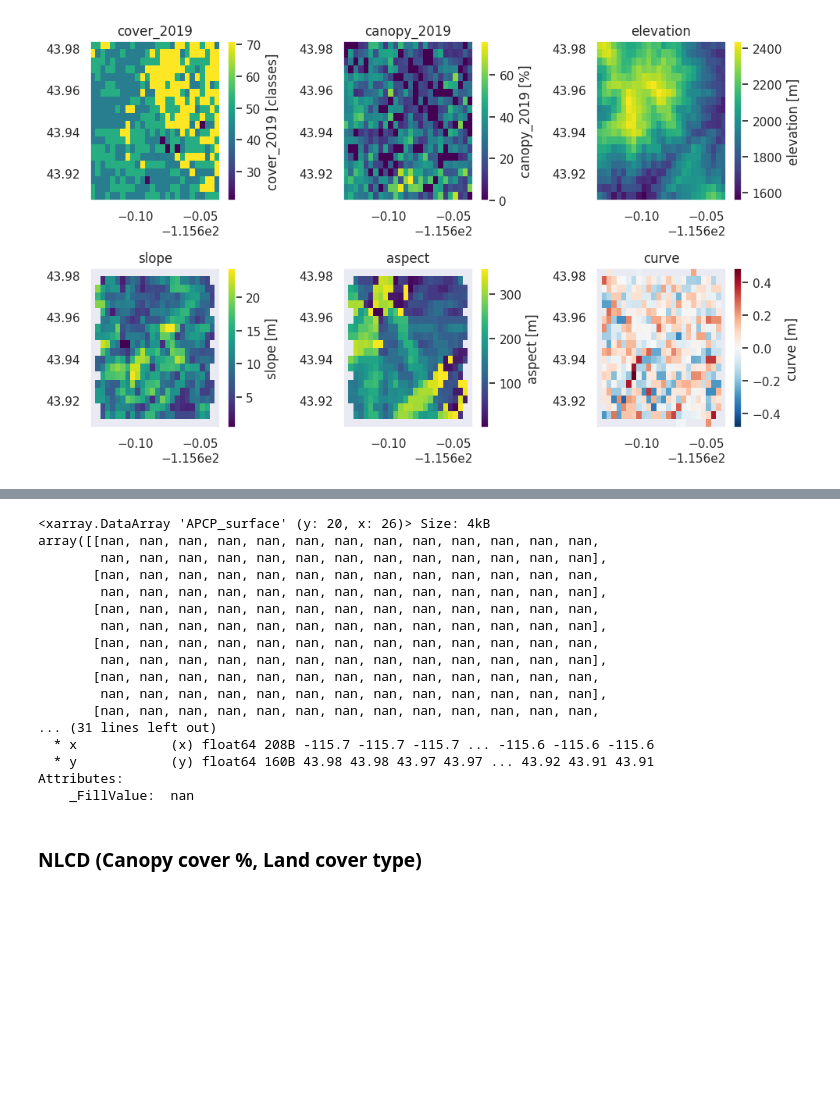
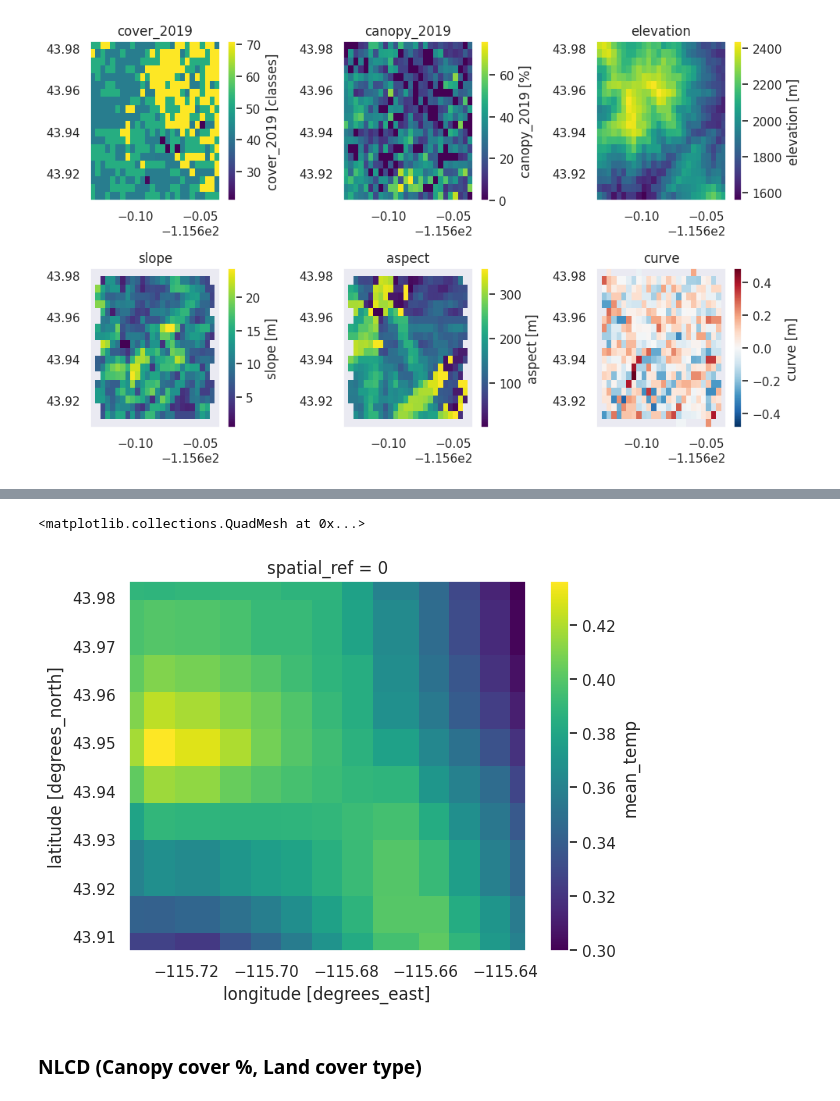
Before and after one commit to julober/snowex_uavsar_coherence, a Jupyter notebook: notebooks/01_data_download_and_prep.ipynb, the cells around one changed output, grey strips where cells are left out. Drawn from its saved outputs; the diff is of its cells as text; code cells hidden in the pictures; blank space fills up the shorter version.

Commit message:
keep working on aorc data

```diff
--- a/notebooks/01_data_download_and_prep.ipynb
+++ b/notebooks/01_data_download_and_prep.ipynb
@@ -350,7 +350,7 @@ def get_aorc_layers(
     date_pairs,
     crs,
     ref_grid = None
-):
+) -> xr.Dataset:
     """
     Get AORC layers for the given AOI and date pairs. Returns a dictionary of
     xarray DataArrays, with keys corresponding to the variable names.
@@ -382,35 +382,39 @@ def get_aorc_layers(
                 ) for yr in years]
     ds_full = xr.open_mfdataset(fileset, engine='zarr')
 
-    print(f'Variable size: {ds_full['TMP_2maboveground'].nbytes/1e12:.1f} TB')
+    print(f'Variable size: {ds_full['APCP_surface'].nbytes/1e12:.1f} TB')
     print(aoi)
     # clip to the aoi
-    # min_lon, min_lat, max_lon, max_lat = aoi.total_bounds
-    # ds_clip = ds_full.rio.clip_box(minx=min_lon,
-    #                                    miny=min_lat,
-    #                                    maxx=max_lon,
-    #                                    maxy=max_lat)
-    ds_clip = ds_full.rio.clip(aoi.geometry.values, crs=crs)
-    print(f'Variable size: {ds_clip['TMP_2maboveground'].nbytes/1e6:.1f} MB')
+    min_lon, min_lat, max_lon, max_lat = aoi.total_bounds
+    ds_clip = ds_full.rio.clip_box(minx=min_lon,
+                                    miny=min_lat,
+                                       maxx=max_lon,
+                                       maxy=max_lat)
+    # ds_clip = ds_full.rio.clip(aoi.geometry.values, crs=crs)
+    print(f'Variable size: {ds_clip['APCP_surface'].nbytes/1e6:.1f} MB')
 
 
+    ds = xr.Dataset()
     # get metrics for each date pair
     for start_date, end_date in date_pairs:
         ds_slice = ds_clip.sel(time=slice(start_date, end_date))
-        ds = get_aorc_metrics(ds_slice)
+        # print(ds_slice)
+
+        ds_metrics = get_aorc_metrics(ds_slice)
+
+        print(f'Variable size: {ds_slice['APCP_surface'].nbytes/1e6:.1f} MB')
 
         # reproject to reference grid
         if ref_grid is not None :
-            for key, value in ds.items():
-                ds[key] = value.rio.reproject_match(ref_grid)
+            ds_metrics = ds_metrics.rio.reproject_match(ref_grid)
 
-    return ds
+        return ds_metrics
 
 def get_aorc_metrics(
     aorc_ds,
     # date_pair,
     metrics = 'all'
-) -> dict:
+) -> xr.Dataset:
     """
     Get a list of available AORC metrics. If list_metrics is 'all', returns a
     list of all available metrics. If list_metrics is a list of metric names,
@@ -430,7 +434,7 @@ def get_aorc_metrics(
 
     """
 
-    ds = {}
+    ds = xr.Dataset()
 
     valid_metrics = [
         'mean_temp',
@@ -447,8 +451,8 @@ def get_aorc_metrics(
 
     if 'mean_temp' in metrics:
         ds['mean_temp'] = aorc_ds['APCP_surface'].mean(dim='time')
-    # if 'max_temp' in metrics:
-    #     ds['max_temp'] = aorc_ds['APCP_surface'].max(dim='time')
+    if 'max_temp' in metrics:
+        ds['max_temp'] = aorc_ds['APCP_surface'].max(dim='time')
     if 'total_precip' in metrics:
         ds['total_precip'] = aorc_ds['APCP_surface'].sum(dim='time')
 
@@ -629,23 +645,8 @@ Variable size: 9.3 MB
 # %%
-aorc['mean_temp']
+aorc['mean_temp'].plot()
 # %% [output]
-<xarray.DataArray 'APCP_surface' (y: 20, x: 26)> Size: 4kB
-array([[nan, nan, nan, nan, nan, nan, nan, nan, nan, nan, nan, nan, nan,
-        nan, nan, nan, nan, nan, nan, nan, nan, nan, nan, nan, nan, nan],
-       [nan, nan, nan, nan, nan, nan, nan, nan, nan, nan, nan, nan, nan,
-        nan, nan, nan, nan, nan, nan, nan, nan, nan, nan, nan, nan, nan],
-       [nan, nan, nan, nan, nan, nan, nan, nan, nan, nan, nan, nan, nan,
-        nan, nan, nan, nan, nan, nan, nan, nan, nan, nan, nan, nan, nan],
-       [nan, nan, nan, nan, nan, nan, nan, nan, nan, nan, nan, nan, nan,
-        nan, nan, nan, nan, nan, nan, nan, nan, nan, nan, nan, nan, nan],
-       [nan, nan, nan, nan, nan, nan, nan, nan, nan, nan, nan, nan, nan,
-        nan, nan, nan, nan, nan, nan, nan, nan, nan, nan, nan, nan, nan],
-       [nan, nan, nan, nan, nan, nan, nan, nan, nan, nan, nan, nan, nan,
-... (31 lines left out)
-  * x            (x) float64 208B -115.7 -115.7 -115.7 ... -115.6 -115.6 -115.6
-  * y            (y) float64 160B 43.98 43.98 43.97 43.97 ... 43.92 43.91 43.91
-Attributes:
-    _FillValue:  nan
+<matplotlib.collections.QuadMesh at 0x...>
+[figure, added]
 # %% [markdown]
 ### NLCD (Canopy cover %, Land cover type)
 # %%
```
Also changed, not shown: parts of 1 cell of this notebook.
